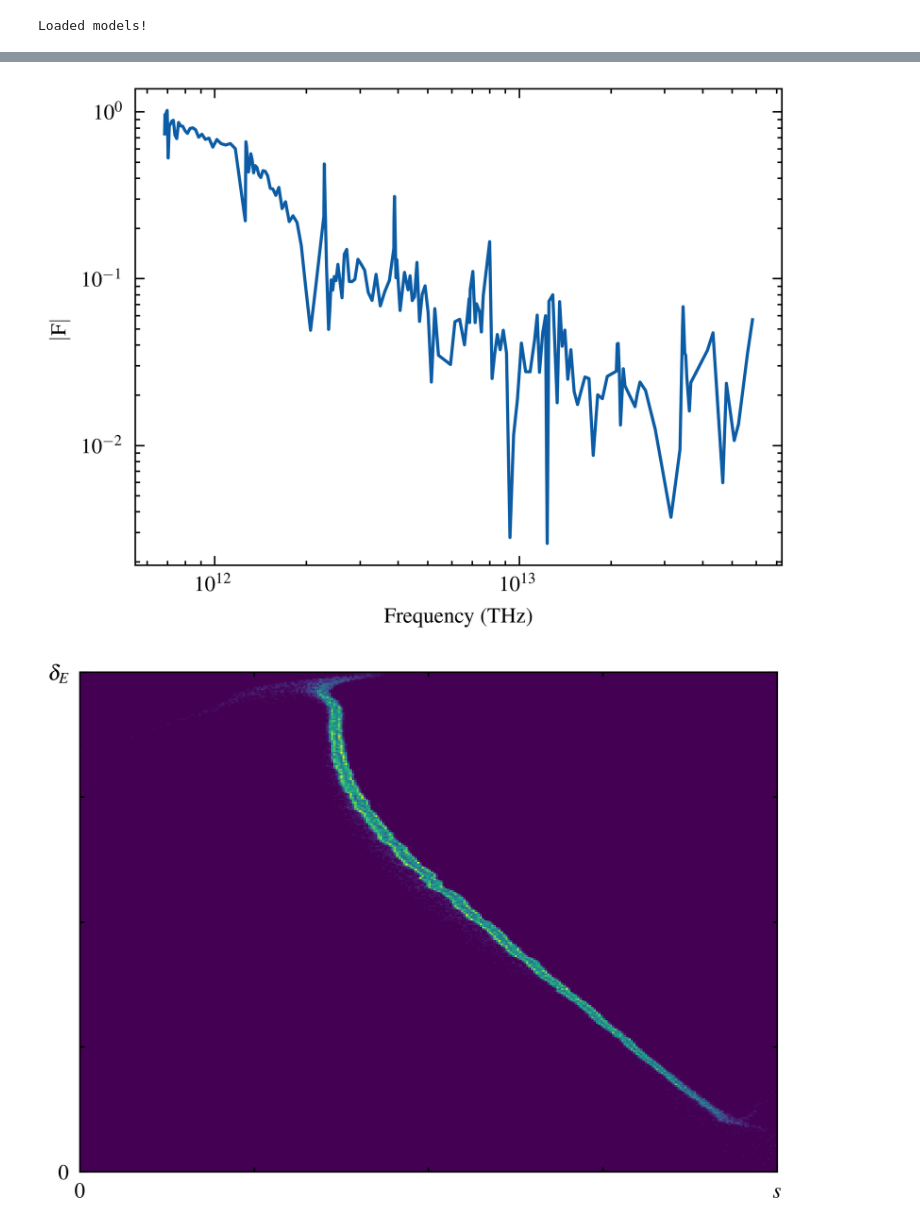
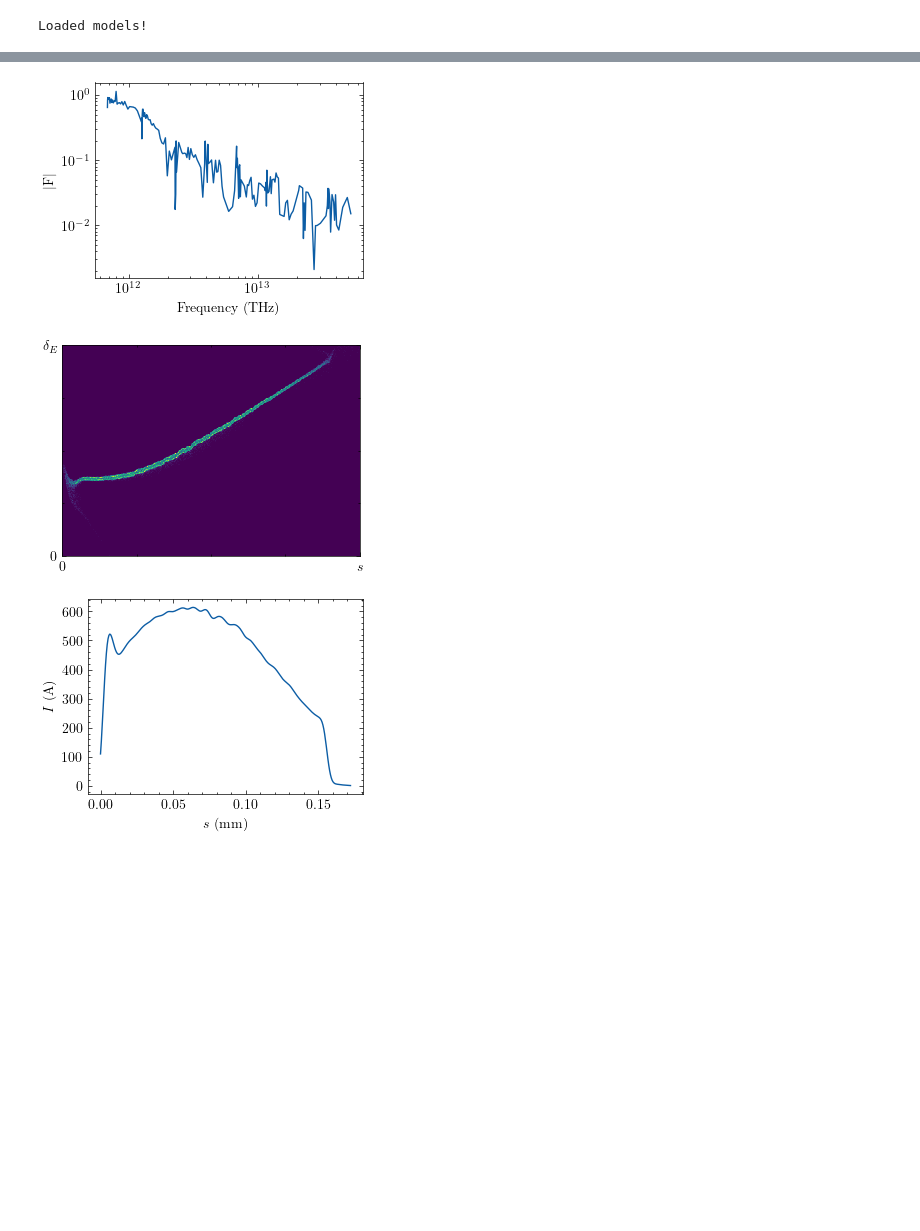
Before and after one commit to jank324/spectral-vd-euxfel, a Jupyter notebook: figures.ipynb, the cells around one changed output, grey strips where cells are left out. Saved outputs shown, nothing was run; the diff lists cells and outputs as text; code cells hidden in the pictures; blank space fills up the shorter version.

```diff
--- a/figures.ipynb
+++ b/figures.ipynb
@@ -140,7 +140,7 @@ for i, sample in enumerate(samples):
     plt.subplot(3, num_examples, i + 1)
     predicted_lps_image[predicted_lps_image < cmap_cutoff] = np.nan
     plt.imshow(
-        predicted_lps_image[0],
+        np.flipud(predicted_lps_image[0].transpose()),
         vmin=0,
         aspect="auto",
         cmap=cmap,
@@ -167,7 +167,7 @@ for i, sample in enumerate(samples):
     real_lps_image = lps_dataset_test.lps_images[sample].copy()
     real_lps_image[real_lps_image < cmap_cutoff] = np.nan
     plt.imshow(
-        real_lps_image,
+        np.flipud(real_lps_image.transpose()),
         vmin=0,
         aspect="auto",
         cmap=cmap,
@@ -214,0 +215,14 @@ plt.rcParams['font.size'] = 8.0
+# %%
+from pathlib import Path
+
+import ocelot as oc
+from ocelot.gui.accelerator import show_e_beam
+import pandas as pd
+
+plt.style.use("default")
+
+df = pd.read_pickle("data/zihan/data_20220905_test.pkl")
+
+filename = Path(df.iloc[sample]["file"])
+particles = oc.load_particle_array("data/zihan/particles" / filename)
+show_e_beam(particles)
@@ -251,33 +271,43 @@ plt.xlabel("Frequency (THz)")
 plt.ylabel(r"$\left| \text{F} \right|$")
 plt.xscale("log")
 plt.yscale("log")
 plt.tight_layout()
 plt.savefig("figures/poster_flowchart_formfactor.pdf", dpi=300)
 plt.show()
 
 plt.imshow(
-    lps_dataset_test.lps_images[samples[-1]],
+    np.flipud(lps_dataset_test.lps_images[samples[-1]].transpose()),
     vmin=0,
     aspect="auto",
     interpolation="nearest",
     cmap=cmap,
     extent=(
         0,
         lps_dataset_test.lps_ranges[samples[-1], 0] * 1e3,
         0,
         lps_dataset_test.lps_ranges[samples[-1], 1] * 1e2,
     ),
 )
 plt.xticks(
     ticks=[0, lps_dataset_test.lps_ranges[samples[-1], 0] * 1e3], labels=[0, r"$s$"]
 )
 plt.yticks(
     ticks=[0, lps_dataset_test.lps_ranges[samples[-1], 1] * 1e2],
     labels=[0, r"$\delta_E$"],
 )
 plt.tight_layout()
 plt.savefig("figures/poster_flowchart_lps_image.pdf", dpi=300)
 plt.show()
 # %% [output]
-[figure, old version]
+[figure, new version]
-[figure, old version]
+[figure, new version]
+# %%
+# To add to flowchart for Sergey's paper
+
+plt.plot(ss * 1e3, currents)
+plt.xlabel(r"$s$ (mm)")
+plt.ylabel(r"$I$ (A)")
+plt.tight_layout()
+plt.savefig("figures/sergey_flowchart_current_profile.png", dpi=600)
+# %% [output]
+[figure, added]
```
Also changed, not shown: parts of 3 cells of this notebook, 3 other files.
